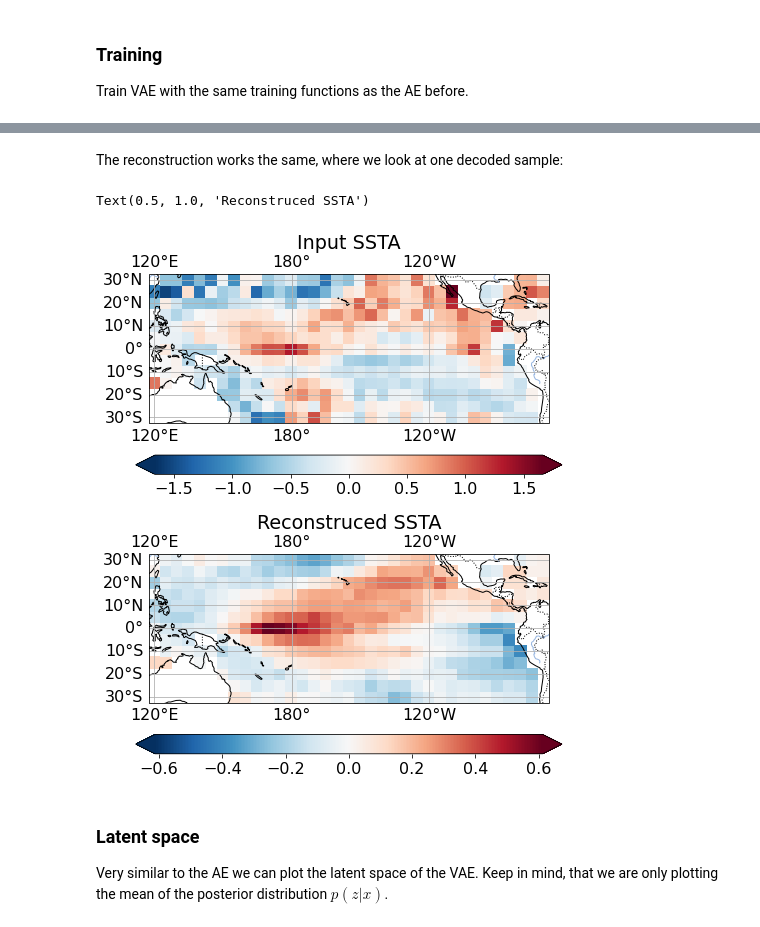
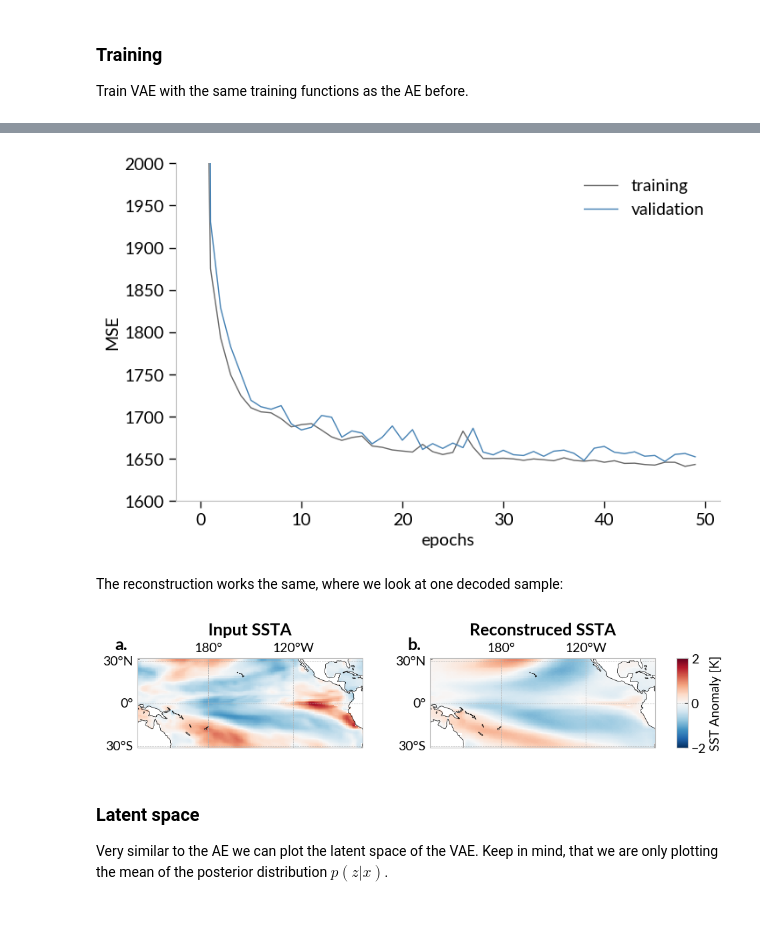
Before and after one commit to fstrnad/lectures, a Jupyter notebook: time_series_lecture/tutorial_vae_ssta.ipynb, the cells around one changed output, grey strips where cells are left out. Drawn from its saved outputs; the diff is of its cells as text; code cells hidden in the pictures.

```diff
--- a/time_series_lecture/tutorial_vae_ssta.ipynb
+++ b/time_series_lecture/tutorial_vae_ssta.ipynb
@@ -103,8 +105,11 @@ The El Nino phase (warm) is defined as Nino3.4 > 0.5 and the La Nina (cold) phas
 
 Using the xarray package it is easy to compute the average over the Nino3.4 box:
 # %%
-nino34_region = da.sel(lat=slice(-5, 5), lon=[170, 240])
-nino34 = nino34_region.mean(dim=('lon', 'lat'), skipna=True)
+def get_nino34(da):
+    nino34_region = da.sel(lat=slice(-5, 5), lon=[170, 240])
+    nino34 = nino34_region.mean(dim=('lon', 'lat'), skipna=True)
+    return nino34
+nino34 = get_nino34(da)
 # %%
 # Plot Nino3.4 index for the first 40 years
 reload(gplt)
@@ -558,9 +562,9 @@ im = gplt.plot_2d(x_arr=[encode['z'][nino_idx, 0], encode['z'][nina_idx, 0]],
 Another method for studying the latent space is by travsing (walking) through the low dimensional space and decoding each step.
 # %%
 reload(gplt)
-z_start = torch.Tensor([[-0, -100]])
-z_eps = torch.Tensor([1, 0])
-z_range = torch.linspace(-30, 30, 5)
+z_start = torch.Tensor([[-0, -0]])
+z_eps = torch.Tensor([0, 1])
+z_range = torch.linspace(-10, 10, 5)
 
 # Create traverse through latent space
 z_samples = z_start.repeat(len(z_range), 1) + z_range.unsqueeze(1) * z_eps
@@ -719,15 +723,15 @@ class VAE(nn.Module):
             'cuda' if torch.cuda.is_available() else 'cpu')
 
         self. encoder = nn.Sequential(
-            nn.Linear(x_dim, 512),
+            nn.Linear(x_dim, 256),
             nn.ReLU(),
-            nn.Linear(512, 2 * z_dim),
+            nn.Linear(256, 2 * z_dim),
         ).to(self.device)
 
         self.decoder = nn.Sequential(
-            nn.Linear(z_dim, 512),
+            nn.Linear(z_dim, 256),
             nn.ReLU(),
-            nn.Linear(512, x_dim),
+            nn.Linear(256, x_dim),
         ).to(self.device)
 
     def forward(self, x):
@@ -843,27 +834,37 @@ ax.legend()
+# %%
+reload(gplt)
+im = gplt.plot_2d(y_arr=[train_loss, val_loss],
+                  label_arr=['training', 'validation'],
+                  xlabel='epochs', ylabel='MSE',
+                  ylim=[1600, 2000]
+                  )
+# %% [output]
+[figure, added]
 # %% [markdown]
 The reconstruction works the same, where we look at one decoded sample:
 # %%
 # select random inputs from validataion dataset
 x, l = val_data[np.random.randint(0, len(val_data))]
 
 # encode and decode input
 x_rec, q_m, q_logv = vae.forward(x.to(vae.device))
 
 # transform flattened map back to grid
 da_in = val_data.dataset.get_map(x)
 da_rec = val_data.dataset.get_map(x_rec[0])
 
 # Plotting
-fig, (ax1, ax2) = plt.subplots(2, 1, figsize=(8, 8), subplot_kw=dict(
-    projection=ctp.crs.PlateCarree(central_longitude=180))
-)
-ut.plot_map(da_in, ax=ax1, central_longitude=180)
-ax1.set_title(f"Input SSTA")
-ut.plot_map(da_rec, ax=ax2, central_longitude=180)
-ax2.set_title("Reconstruced SSTA")
+# Plotting
+im = gplt.create_multi_plot(nrows=1, ncols=2, projection='PlateCarree',
+                            dateline=True, wspace=0.3)
+gplt.plot_map(da_in, ax=im['ax'][0], vmin=-2, vmax=2,
+              title=f"Input SSTA", cmap='RdBu_r',
+              )
+_ = gplt.plot_map(da_rec, ax=im['ax'][1], vmin=-2, vmax=2,
+                  title="Reconstruced SSTA", cmap='RdBu_r',
+                  label='SST Anomaly [K]', orientation='vertical')
 # %% [output]
-Text(0.5, 1.0, 'Reconstruced SSTA')
-[figure, old version]
+[figure, new version]
 # %% [markdown]
 ### Latent space
 
```
Also changed, not shown: parts of 20 cells of this notebook, 1 other file.
